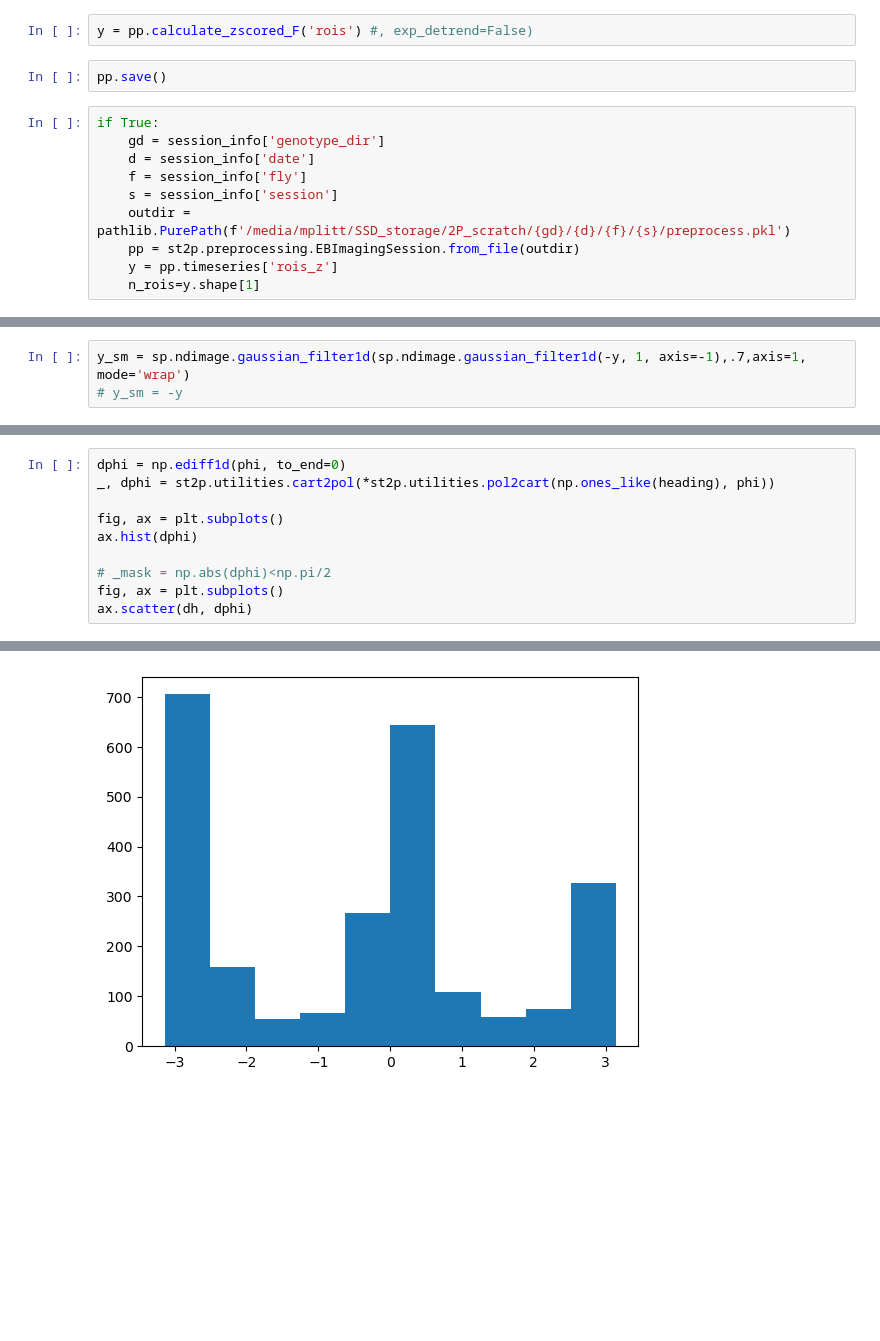
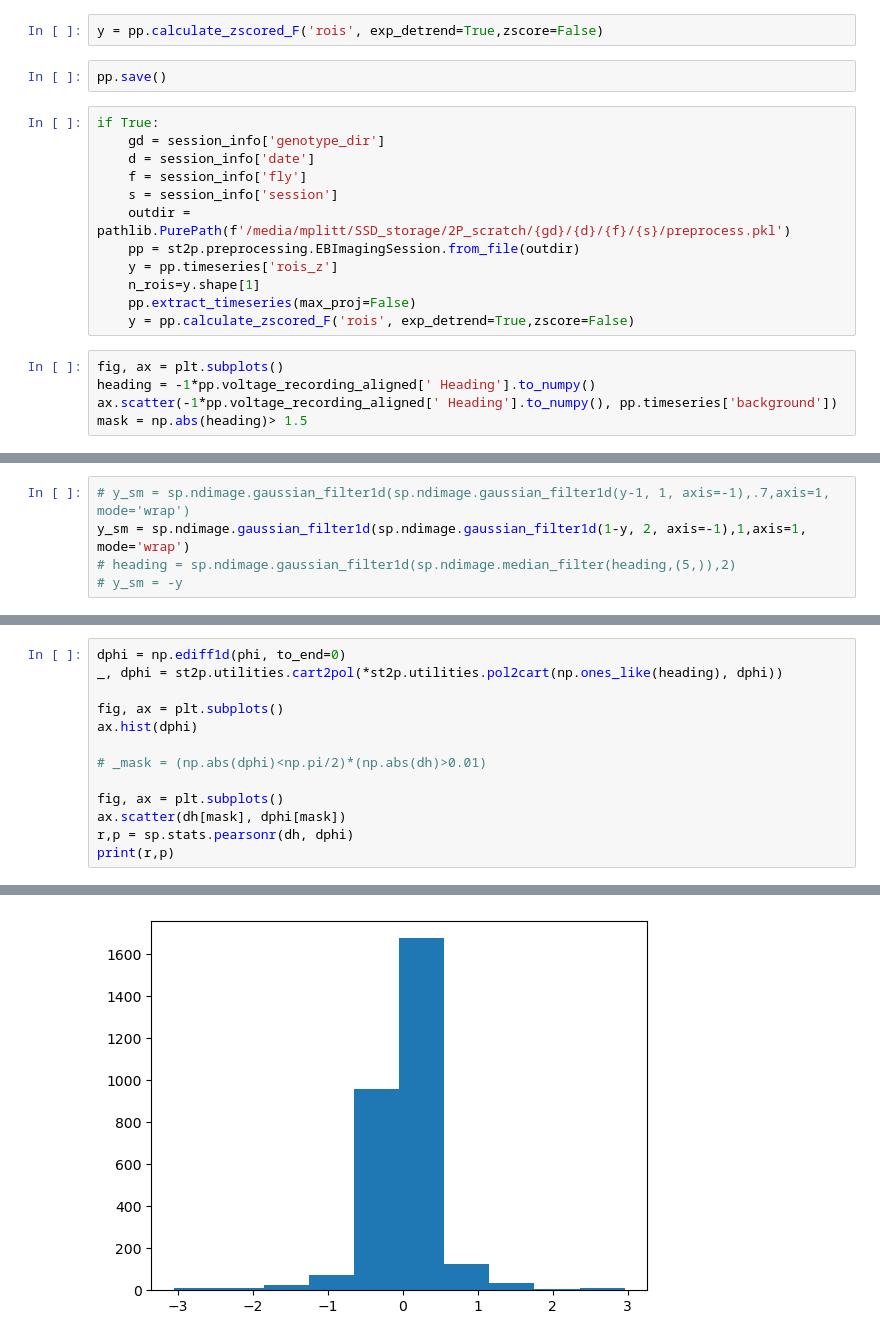
Before and after one commit to yfisher-lab/NeuromodPlasticity, a Jupyter notebook: Notebooks/ring_terminal_imaging/R4d_sytjGCaMP7f_attp2_preprocessing.ipynb, the cells around one changed output, grey strips where cells are left out. Cells and saved outputs as stored; diff of their text form; blank space fills up the shorter version.

```diff
--- a/Notebooks/ring_terminal_imaging/R4d_sytjGCaMP7f_attp2_preprocessing.ipynb
+++ b/Notebooks/ring_terminal_imaging/R4d_sytjGCaMP7f_attp2_preprocessing.ipynb
@@ -46,7 +59,7 @@ nap.make_phase_masks(n_rois=n_rois)
 pp.get_layers(nap)
 pp.extract_timeseries(max_proj=False)
 # %%
-y = pp.calculate_zscored_F('rois') #, exp_detrend=False)
+y = pp.calculate_zscored_F('rois', exp_detrend=True,zscore=False)
 # %%
 pp.save()
 # %%
@@ -59,3 +72,10 @@ if True:
     pp = st2p.preprocessing.EBImagingSession.from_file(outdir)
     y = pp.timeseries['rois_z']
     n_rois=y.shape[1]
+    pp.extract_timeseries(max_proj=False)
+    y = pp.calculate_zscored_F('rois', exp_detrend=True,zscore=False)
+# %%
+fig, ax = plt.subplots()
+heading = -1*pp.voltage_recording_aligned[' Heading'].to_numpy()
+ax.scatter(-1*pp.voltage_recording_aligned[' Heading'].to_numpy(), pp.timeseries['background'])
+mask = np.abs(heading)> 1.5
@@ -62,3 +84,5 @@ if True:
 # %%
-y_sm = sp.ndimage.gaussian_filter1d(sp.ndimage.gaussian_filter1d(-y, 1, axis=-1),.7,axis=1, mode='wrap')
+# y_sm = sp.ndimage.gaussian_filter1d(sp.ndimage.gaussian_filter1d(y-1, 1, axis=-1),.7,axis=1, mode='wrap')
+y_sm = sp.ndimage.gaussian_filter1d(sp.ndimage.gaussian_filter1d(1-y, 2, axis=-1),1,axis=1, mode='wrap')
+# heading = sp.ndimage.gaussian_filter1d(sp.ndimage.median_filter(heading,(5,)),2)
 # y_sm = -y
@@ -95,11 +124,14 @@ print(np.pi/16)
 # %%
 dphi = np.ediff1d(phi, to_end=0)
-_, dphi = st2p.utilities.cart2pol(*st2p.utilities.pol2cart(np.ones_like(heading), phi))
+_, dphi = st2p.utilities.cart2pol(*st2p.utilities.pol2cart(np.ones_like(heading), dphi))
 
 fig, ax = plt.subplots()
 ax.hist(dphi)
 
-# _mask = np.abs(dphi)<np.pi/2
+# _mask = (np.abs(dphi)<np.pi/2)*(np.abs(dh)>0.01)
+
 fig, ax = plt.subplots()
-ax.scatter(dh, dphi)
+ax.scatter(dh[mask], dphi[mask])
+r,p = sp.stats.pearsonr(dh, dphi)
+print(r,p)
 # %% [output]
@@ -107 +139 @@ ax.scatter(dh, dphi)
-[figure, old version]
+[figure, new version]
```
Also changed, not shown: parts of 17 cells of this notebook, 14 other files.
